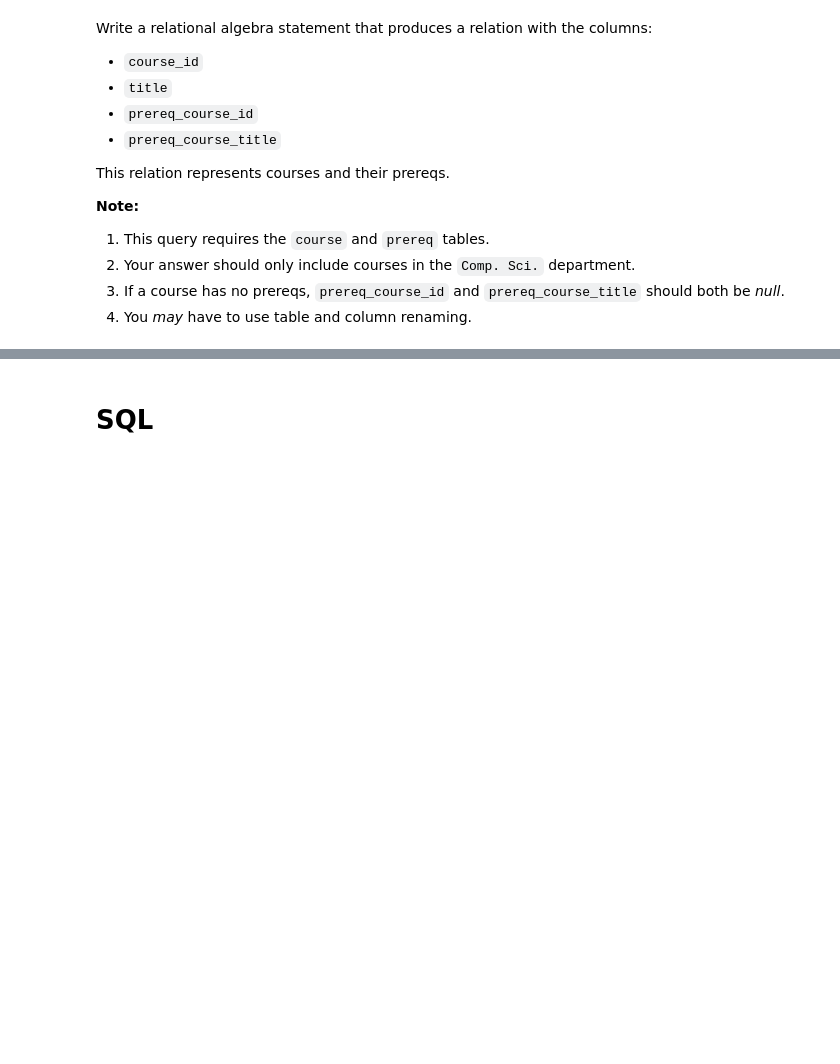
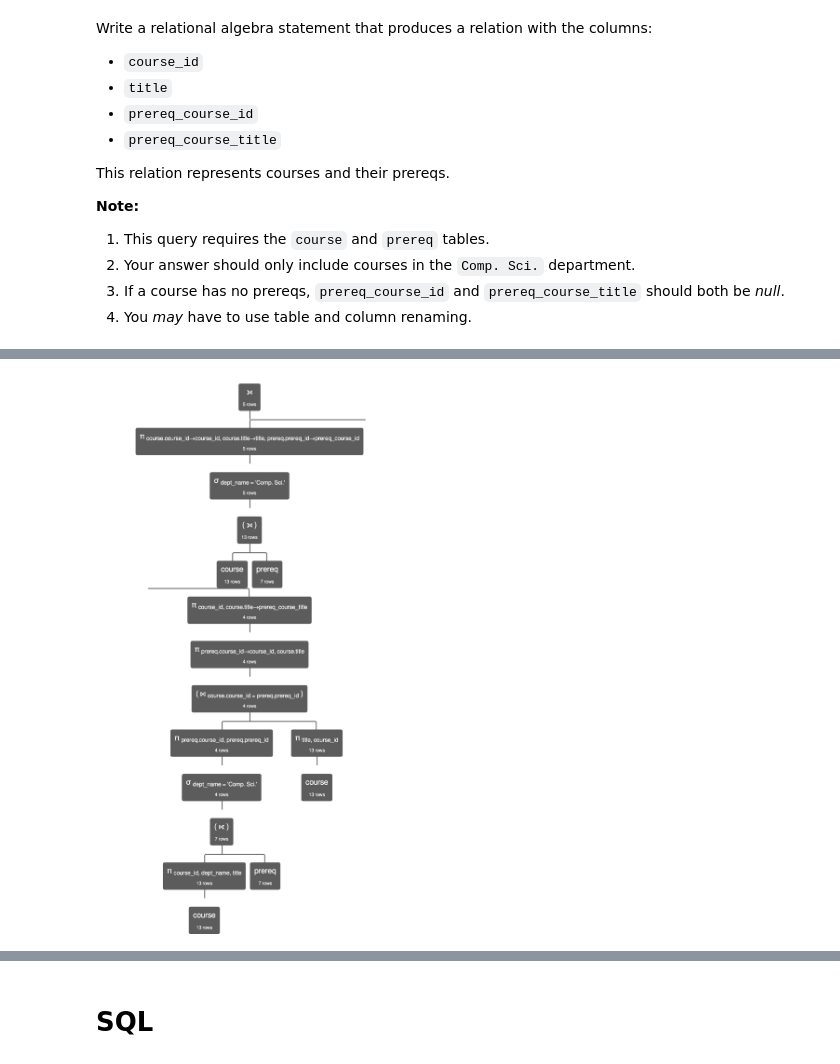
Before and after one commit to donald-f-ferguson/W4111-Intro-to-Databases-Spring-2024, a Jupyter notebook: Homework/HW1/S24-W4111-HW1.ipynb, the cells around one changed output, grey strips where cells are left out. Drawn from its saved outputs; the diff is of its cells as text; code cells hidden in the pictures; blank space fills up the shorter version.

```diff
--- a/Homework/HW1/S24-W4111-HW1.ipynb
+++ b/Homework/HW1/S24-W4111-HW1.ipynb
@@ -390,0 +465,5 @@ Algebra statement:
+# %%
+from IPython.display import Image
+Image("./result1.jpg")
+# %% [output]
+[figure, added]
```
Also changed, not shown: parts of 40 cells of this notebook, 7 other files.
